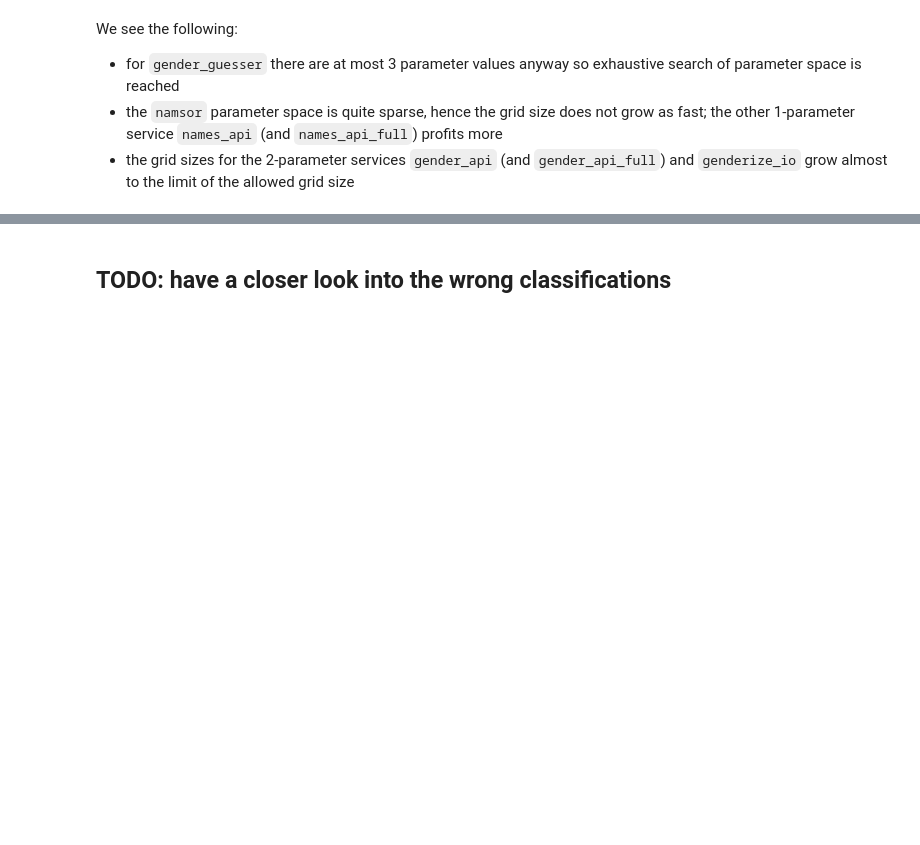
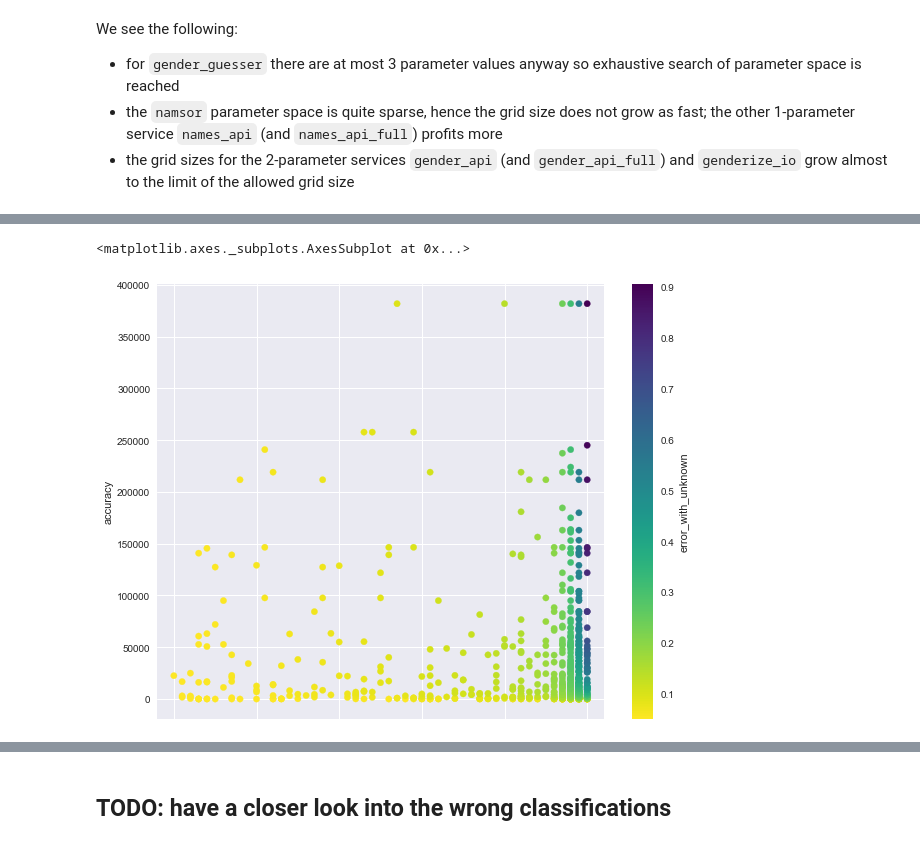
Before and after one commit to GenderGapSTEM-PublicationAnalysis/name_gender_inference, a Jupyter notebook: Parameter_tuning.ipynb, the cells around one changed output, grey strips where cells are left out. Saved outputs shown, nothing was run; the diff lists cells and outputs as text; code cells hidden in the pictures; blank space fills up the shorter version.

```diff
--- a/Parameter_tuning.ipynb
+++ b/Parameter_tuning.ipynb
@@ -865,0 +590,8 @@ def find_best_params_per_service(error_func, grids):
+# %%
+gender_api = GenderAPIEvaluator('all')
+gender_api.load_data(evaluated=True)
+gender_api.preprocess_tuning_params()
+gender_api._translate_api_response()
+gender_api.remove_rows_with_unknown_gender(gender=False, gender_infered=True)
+
+gender_api_range = gender_api.sample_parameters(n_iter=30, method='square', random_state=0)
@@ -865,0 +602,14 @@ def find_best_params_per_service(error_func, grids):
+# %%
+error_with_unknown = gender_api.compute_error_for_param_range(param_range=gender_api_range,
+                                                              error_func=Evaluator.compute_error_with_unknown,
+                                                              index=evaluator.test_data.index)
+
+error_without_unknown = gender_api.compute_error_for_param_range(param_range=gender_api_range,
+                                                                 error_func=Evaluator.compute_error_without_unknown,
+                                                                 index=evaluator.test_data.index)
+# %%
+df_error_with_unknown = pd.Series(error_with_unknown).reset_index()
+df_error_without_unknown = pd.Series(error_without_unknown).reset_index()
+
+df_error_with_unknown.columns=['samples', 'accuracy', 'error_with_unknown']
+df_error_without_unknown.columns=['samples', 'accuracy', 'error_without_unknown']
@@ -865,0 +625,6 @@ def find_best_params_per_service(error_func, grids):
+# %%
+df_error_with_unknown.plot.scatter(x='samples', y='accuracy', c='error_with_unknown', xlim=(48,102),
+                                   cmap=plt.cm.get_cmap('viridis_r'), s=40, figsize=(10,8))
+# %% [output]
+<matplotlib.axes._subplots.AxesSubplot at 0x...>
+[figure, added]
```
Also changed, not shown: parts of 108 cells of this notebook, 3 other files.
